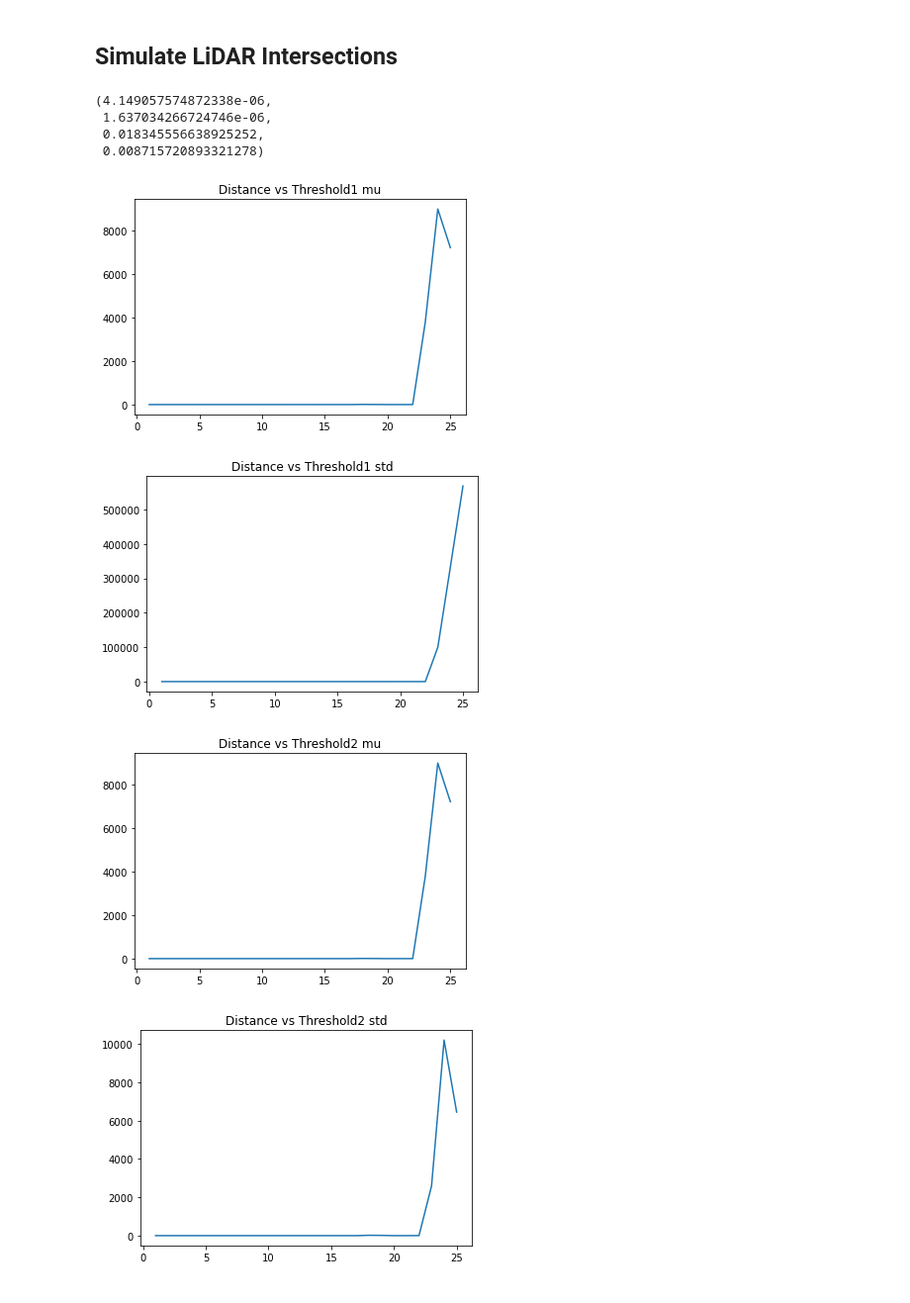
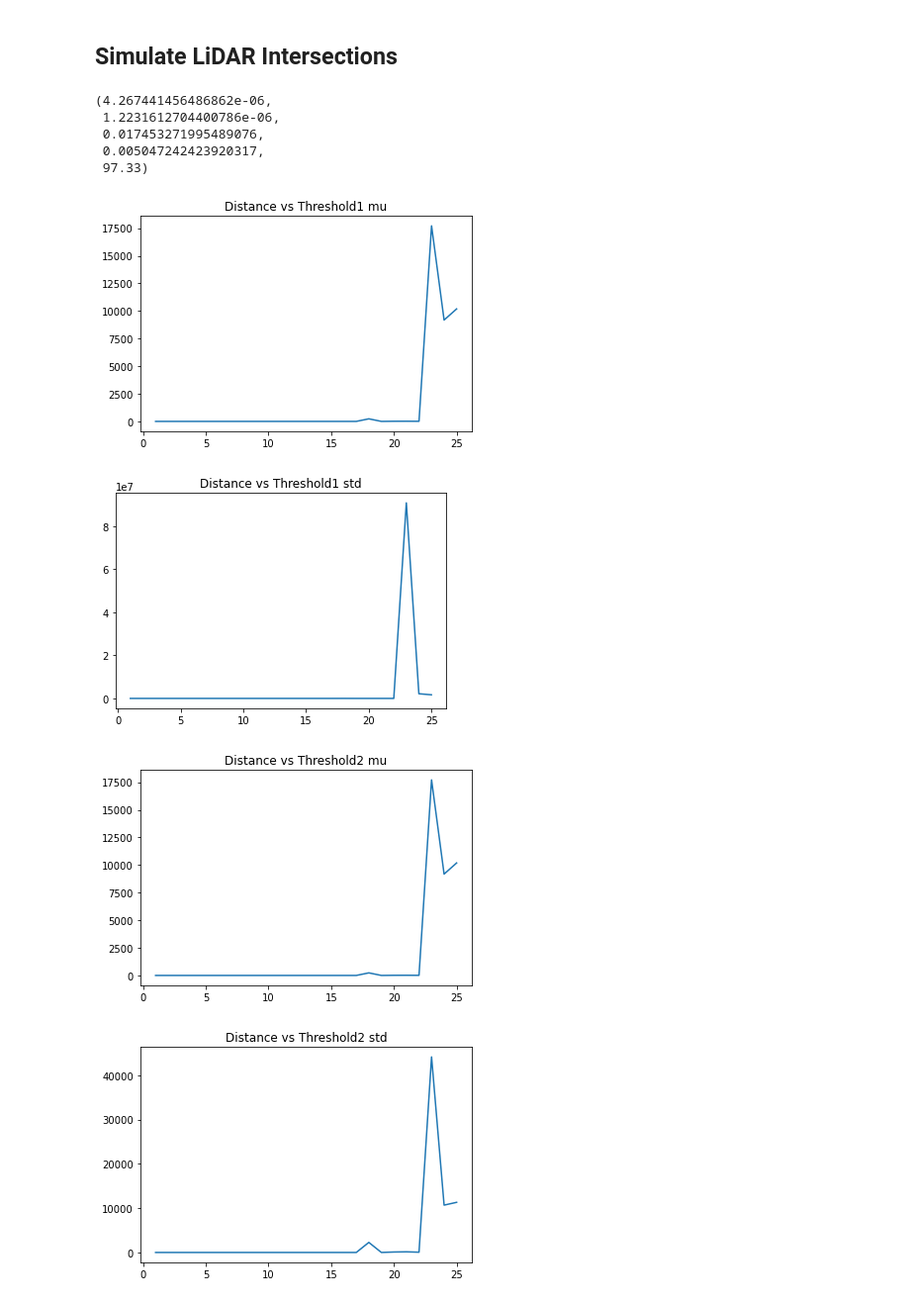
Before and after one commit to asurt-fsai/fs-system, a Jupyter notebook: perception/mrpython_pcl/simulation/LidarPointsTest.ipynb, the cells around one changed output. Shown at 99% size. Saved outputs shown, nothing was run; the diff lists cells and outputs as text; code cells hidden in the pictures.

Commit message:
feat: add lidar plots

```diff
--- a/perception/mrpython_pcl/simulation/LidarPointsTest.ipynb
+++ b/perception/mrpython_pcl/simulation/LidarPointsTest.ipynb
@@ -18,7 +18,7 @@ import yaml
 with open('lidar_datasheet.yml', 'r') as f:
     data = yaml.safe_load(f)
 
-LIDAR_VERTICAL_INCLINATION = 0
+LIDAR_VERTICAL_INCLINATION = -1.5 # DEGREES
 LIDAR_ORIGIN = (0,0,0.4) # METERS
 LIDAR_VERTICAL_ANGLES = (np.array(data['LIDAR_VERTICAL_ANGLES'] ) + LIDAR_VERTICAL_INCLINATION).tolist()
 LIDAR_POSITION_ACCURACY = data['LIDAR_POSITION_ACCURACY']
@@ -30,7 +30,7 @@ calculateHorizontalAzmuth = lambda rpm: rpm/60 * 360 * 55.269e-6 # degrees
 # %% [markdown]
 ## Cone Settings
 # %%
-N_SAMPLES = 10 # number of cone samples per distance to generate
+N_SAMPLES = 100 # number of cone samples per distance to generate
 
 # CONE CONSTANTS
 CONE_HEIGHT = 0.33 # METERS
@@ -42,7 +42,7 @@ def simulateLidar(d):
     # sample N_SAMPLES cones
     classifier = ConeClassifier(CONE_RADIUS, CONE_HEIGHT, 1,1,1)
 
-    cost_tracker = {'linLoss':[], 'l2Loss':[]}
+    costTracker = {'linLoss':[], 'l2Loss':[], 'num_points':[]}
 
     for i in range(N_SAMPLES):
         cones = []
@@ -75,58 +75,72 @@ def simulateLidar(d):
 
         # use the points to fit the X_c and y_c
         intersections = np.array(intersections)
+        try:
+            (_, linLoss, l2Loss), _ = classifier.isCone(intersections, returnLosses=True)
+            costTracker['linLoss'].append(linLoss)
 
-        (_, linLoss, l2Loss), _ = classifier.isCone(intersections, returnLosses=True)
-        cost_tracker['linLoss'].append(linLoss)
+            # compute the sum of cost2
+            costTracker['l2Loss'].append(l2Loss)
 
-        # compute the sum of cost2
-        cost_tracker['l2Loss'].append(l2Loss)
+            # append number of points
+            costTracker['num_points'].append(len(intersections))
+        except:
+            pass
+        finally:
+            costTracker['num_points'].append(len(intersections))
 
 
     # compute the mean and std of sigma_cost1 and sigma_cost2
-    thres1_mean = np.mean(cost_tracker['linLoss'])
-    thres1_std = np.std(cost_tracker['linLoss'])
-    thres2_mean = np.mean(cost_tracker['l2Loss'])
-    thres2_std = np.std(cost_tracker['l2Loss'])
+    thres1_mean = np.mean(costTracker['linLoss'])
+    thres1_std = np.std(costTracker['linLoss'])
+    thres2_mean = np.mean(costTracker['l2Loss'])
+    thres2_std = np.std(costTracker['l2Loss'])
+    mean_num_intersections = np.mean(costTracker['num_points'])
 
-    return thres1_mean, thres1_std, thres2_mean, thres2_std, cost_tracker
+    return thres1_mean, thres1_std, thres2_mean, thres2_std, mean_num_intersections, costTracker
 # %%
-thres1_mean, thres1_std, thres2_mean, thres2_std,_ = simulateLidar(1)
-thres1_mean, thres1_std, thres2_mean, thres2_std
+thres1_mean, thres1_std, thres2_mean, thres2_std, avg_num_points,_ = simulateLidar(1)
+thres1_mean, thres1_std, thres2_mean, thres2_std,avg_num_points
 # %% [output]
-(4.149057574872338e-06,
- 1.637034266724746e-06,
- 0.018345556638925252,
- 0.008715720893321278)
+(4.267441456486862e-06,
+ 1.2231612704400786e-06,
+ 0.017453271995489076,
+ 0.005047242423920317,
+ 97.33)
 # %%
 # simulate on many distances
 t1MUList = []
 t1STDList = []
 t2MUList = []
 t2STDList = []
+avgNumPointsList = []
 
 for i in range(1,25+1):
-    t1MU, t1STD, t1MU, t2STD,_ = simulateLidar(i)
+    t1MU, t1STD, t1MU, t2STD, avgNumPoints, _ = simulateLidar(i)
     t1MUList.append(t1MU)
     t1STDList.append(t1STD)
     t2MUList.append(t1MU)
     t2STDList.append(t2STD)
+    avgNumPointsList.append(avgNumPoints)
 
 distance_list = np.arange(1,25+1)
 plt.plot(distance_list, t1MUList)
 plt.title('Distance vs Threshold1 mu')
 plt.show()
 plt.plot(distance_list, t1STDList)
 plt.title('Distance vs Threshold1 std')
 plt.show()
 plt.plot(distance_list, t2MUList)
 plt.title('Distance vs Threshold2 mu')
 plt.show()
 plt.plot(distance_list, t2STDList)
 plt.title('Distance vs Threshold2 std')
 plt.show()
+plt.plot(distance_list, avgNumPointsList)
+plt.title('Distance vs Average number of points')
+plt.show()
 # %% [output]
-[figure, old version]
+[figure, new version]
-[figure, old version]
+[figure, new version]
-[figure, old version]
+[figure, new version]
-[figure, old version]
+[figure, new version]
```
Also changed, not shown: parts of 5 cells of this notebook.
